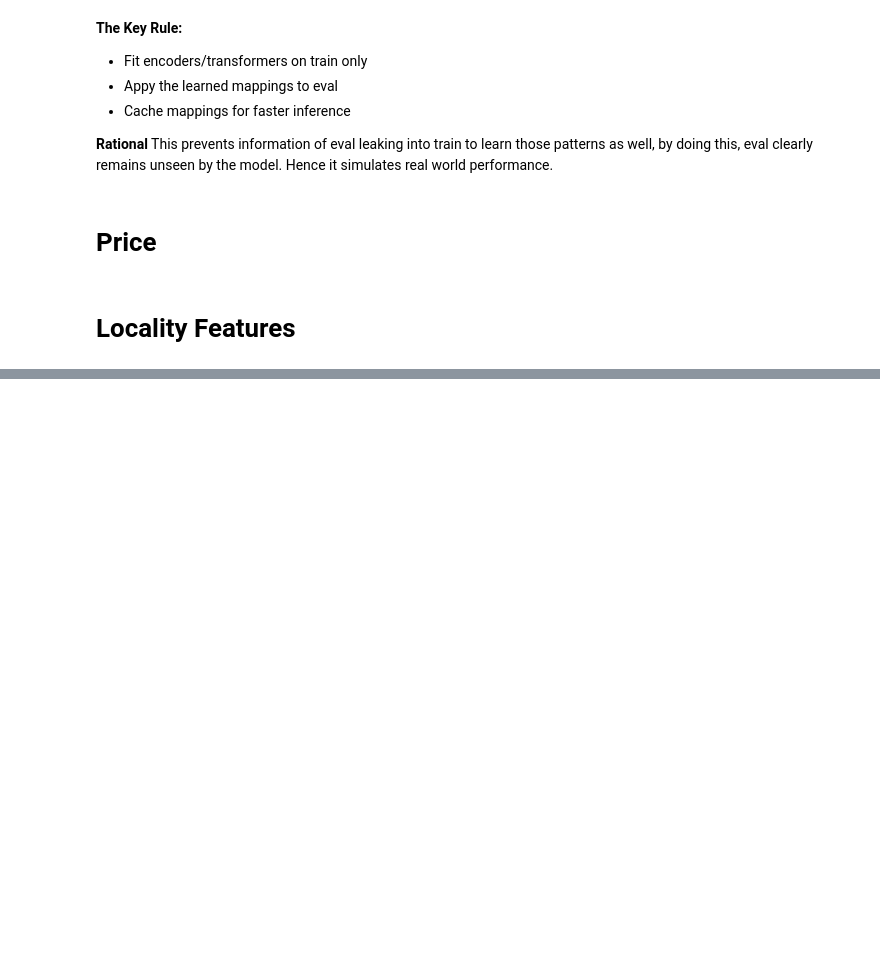
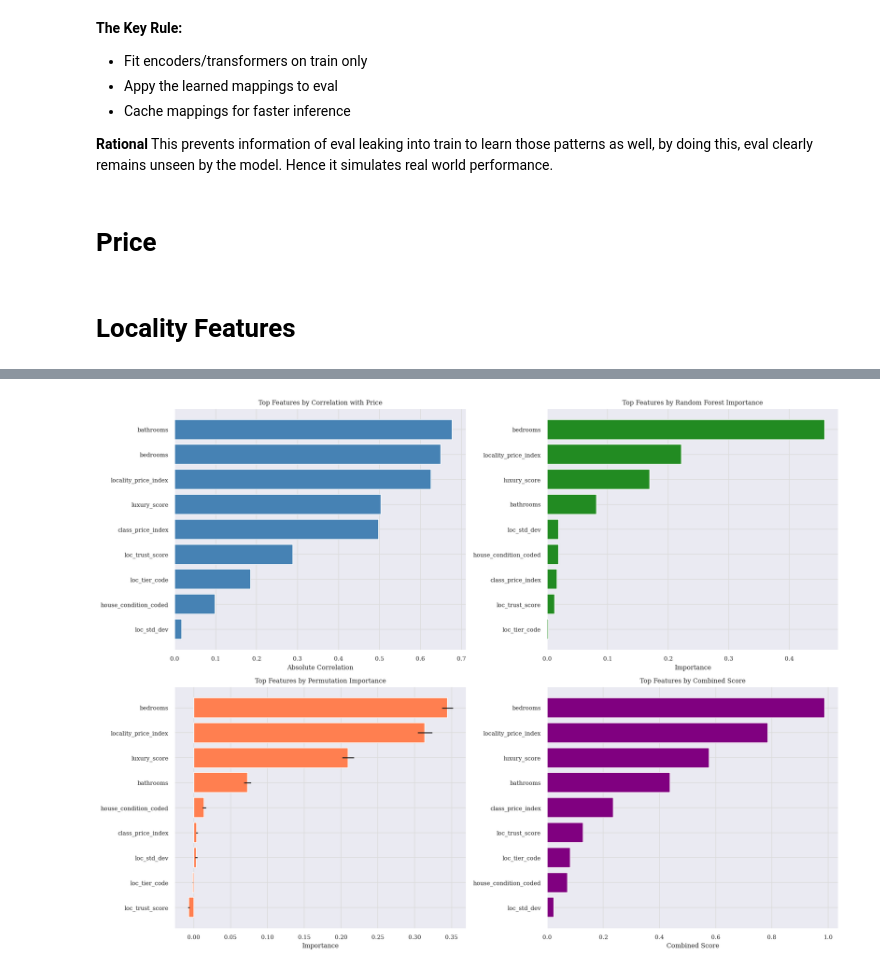
Before and after one commit to kcnewman/ares, a Jupyter notebook: notebooks/03_feature_engineering.ipynb, the cells around one changed output, grey strips where cells are left out. Cells and saved outputs as stored; diff of their text form; code cells hidden in the pictures; blank space fills up the shorter version.

```diff
--- a/notebooks/03_feature_engineering.ipynb
+++ b/notebooks/03_feature_engineering.ipynb
@@ -149,0 +291,18 @@ def apply_features(target_df, stats_map, global_ref):
+# %%
+import pandas as pd
+
+
+def build_amenity_features(df: pd.DataFrame) -> pd.DataFrame:
+    df = df.copy()
+
+    # Core aggregates
+    df["luxury_score"] = df[LUXURY_AMENITIES].sum(axis=1)
+    df["baseline_score"] = df[BASELINE_AMENITIES].sum(axis=1)
+    df["infra_score"] = df[INFRA_AMENITIES].sum(axis=1)
+
+    # Regularizer
+    df["amenity_count"] = df["luxury_score"] + df["baseline_score"] + df["infra_score"]
+
+    return df
+
+train_df = build_amenity_features(train_df)
@@ -149,0 +627,60 @@ def apply_features(target_df, stats_map, global_ref):
+# %%
+def plot_feature_importance(importance_results, top_n=15):
+    """
+    Visualize feature importance from different methods
+    """
+    fig, axes = plt.subplots(2, 2, figsize=(16, 12))
+
+    # Plot 1: Correlation
+    corr_data = importance_results["correlation"].head(top_n)
+    axes[0, 0].barh(
+        range(len(corr_data)), corr_data["abs_correlation"], color="steelblue"
+    )
+    axes[0, 0].set_yticks(range(len(corr_data)))
+    axes[0, 0].set_yticklabels(corr_data.index)
+    axes[0, 0].set_xlabel("Absolute Correlation")
+    axes[0, 0].set_title("Top Features by Correlation with Price")
+    axes[0, 0].invert_yaxis()
+
+    # Plot 2: Random Forest
+    rf_data = importance_results["random_forest"].head(top_n)
+    axes[0, 1].barh(range(len(rf_data)), rf_data["importance"], color="forestgreen")
+    axes[0, 1].set_yticks(range(len(rf_data)))
+    axes[0, 1].set_yticklabels(rf_data["feature"])
+    axes[0, 1].set_xlabel("Importance")
+    axes[0, 1].set_title("Top Features by Random Forest Importance")
+    axes[0, 1].invert_yaxis()
+
+    # Plot 3: Permutation
+    perm_data = importance_results["permutation"].head(top_n)
+    axes[1, 0].barh(
+        range(len(perm_data)),
+        perm_data["importance"],
+        xerr=perm_data["std"],
+        color="coral",
+    )
+    axes[1, 0].set_yticks(range(len(perm_data)))
+    axes[1, 0].set_yticklabels(perm_data["feature"])
+    axes[1, 0].set_xlabel("Importance")
+    axes[1, 0].set_title("Top Features by Permutation Importance")
+    axes[1, 0].invert_yaxis()
+
+    # Plot 4: Combined
+    combined_data = importance_results["combined"].head(top_n)
+    axes[1, 1].barh(
+        range(len(combined_data)), combined_data["combined_score"], color="purple"
+    )
+    axes[1, 1].set_yticks(range(len(combined_data)))
+    axes[1, 1].set_yticklabels(combined_data.index)
+    axes[1, 1].set_xlabel("Combined Score")
+    axes[1, 1].set_title("Top Features by Combined Score")
+    axes[1, 1].invert_yaxis()
+
+    plt.tight_layout()
+    plt.show()
+
+
+# Visualize
+plot_feature_importance(importance_results, top_n=15)
+# %% [output]
+[figure, added]
```
Also changed, not shown: parts of 14 cells of this notebook.
